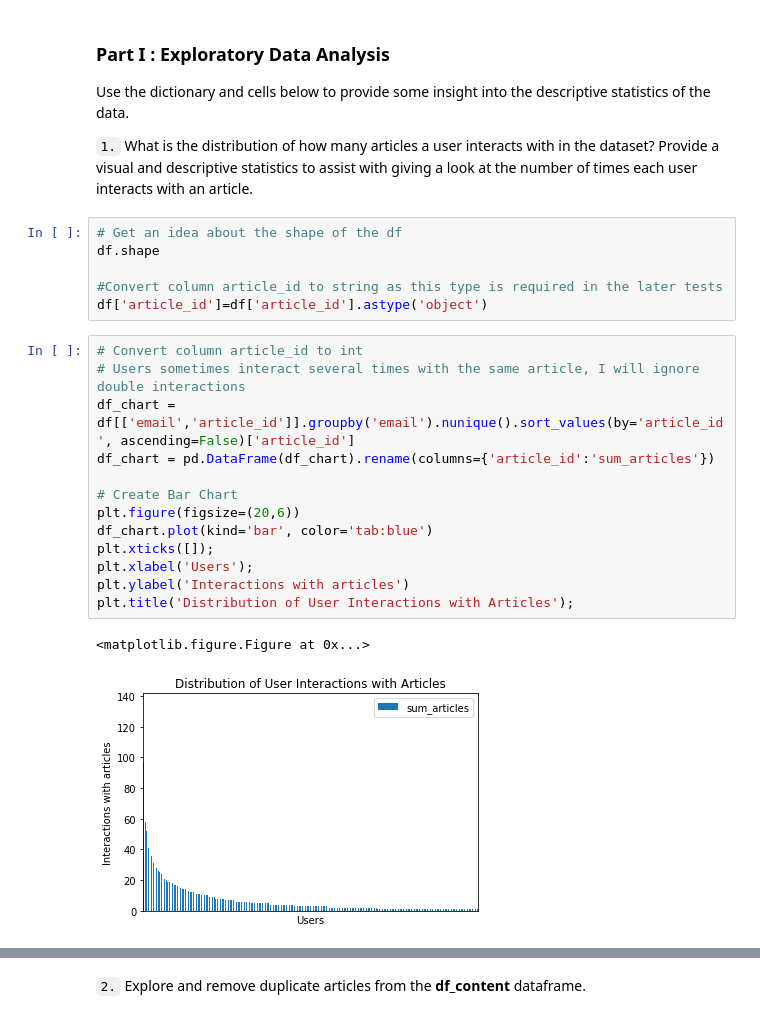
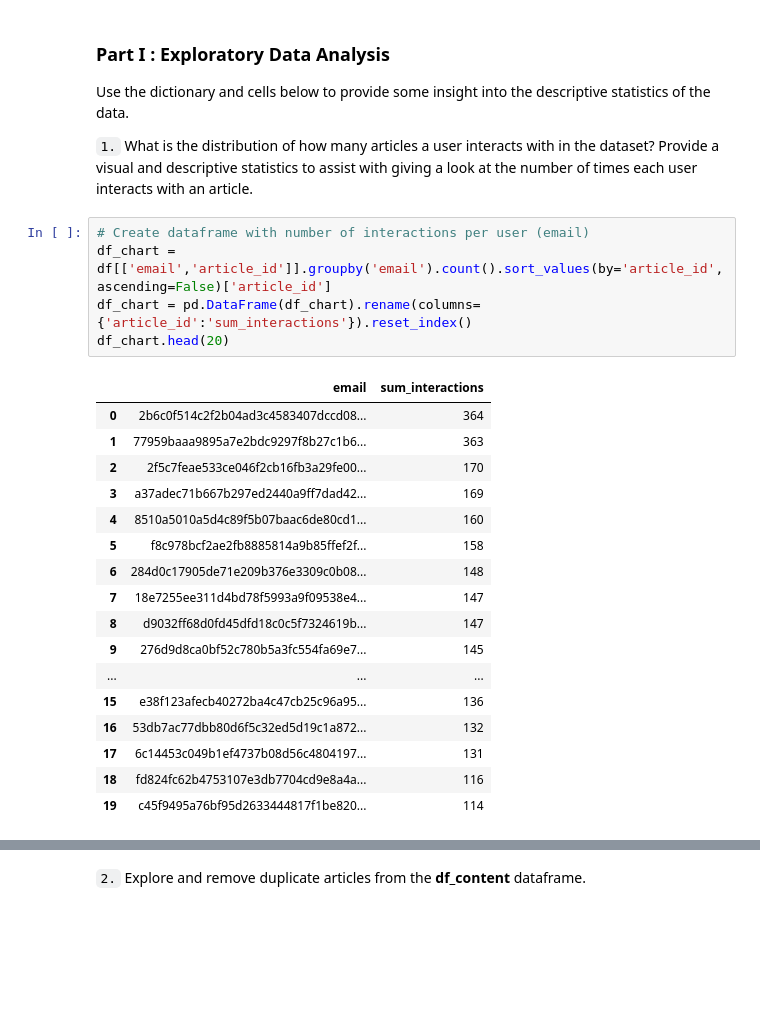
Before and after one commit to carini599/recommendation_engine_IBM, a Jupyter notebook: Recommendations_with_IBM.ipynb, the cells around one changed output, grey strips where cells are left out. Drawn from its saved outputs; the diff is of its cells as text; blank space fills up the shorter version.

```diff
--- a/Recommendations_with_IBM.ipynb
+++ b/Recommendations_with_IBM.ipynb
@@ -59,25 +59,26 @@ df_content.head()
 Use the dictionary and cells below to provide some insight into the descriptive statistics of the data.
 
 `1.` What is the distribution of how many articles a user interacts with in the dataset?  Provide a visual and descriptive statistics to assist with giving a look at the number of times each user interacts with an article.
-# %%
-# Get an idea about the shape of the df
-df.shape
-
-#Convert column article_id to string as this type is required in the later tests
-df['article_id']=df['article_id'].astype('object')
-# %%
-# Convert column article_id to int
-# Users sometimes interact several times with the same article, I will ignore double interactions
-df_chart = df[['email','article_id']].groupby('email').nunique().sort_values(by='article_id', ascending=False)['article_id']
-df_chart = pd.DataFrame(df_chart).rename(columns={'article_id':'sum_articles'})
-
-# Create Bar Chart
-plt.figure(figsize=(20,6))
-df_chart.plot(kind='bar', color='tab:blue')
-plt.xticks([]);
-plt.xlabel('Users');
-plt.ylabel('Interactions with articles')
-plt.title('Distribution of User Interactions with Articles');
-# %% [output]
-<matplotlib.figure.Figure at 0x...>
-[figure, removed]
+# %%
+# Create dataframe with number of interactions per user (email)
+df_chart = df[['email','article_id']].groupby('email').count().sort_values(by='article_id', ascending=False)['article_id']
+df_chart = pd.DataFrame(df_chart).rename(columns={'article_id':'sum_interactions'}).reset_index()
+df_chart.head(20)
+# %% [output]
+|  | email | sum_interactions |
+| 0 | 2b6c0f514c2f2b04ad3c4583407dccd08... | 364 |
+| 1 | 77959baaa9895a7e2bdc9297f8b27c1b6... | 363 |
+| 2 | 2f5c7feae533ce046f2cb16fb3a29fe00... | 170 |
+| 3 | a37adec71b667b297ed2440a9ff7dad42... | 169 |
+| 4 | 8510a5010a5d4c89f5b07baac6de80cd1... | 160 |
+| 5 | f8c978bcf2ae2fb8885814a9b85ffef2f... | 158 |
+| 6 | 284d0c17905de71e209b376e3309c0b08... | 148 |
+| 7 | 18e7255ee311d4bd78f5993a9f09538e4... | 147 |
+| 8 | d9032ff68d0fd45dfd18c0c5f7324619b... | 147 |
+| 9 | 276d9d8ca0bf52c780b5a3fc554fa69e7... | 145 |
+| ... | ... | ... |
+| 15 | e38f123afecb40272ba4c47cb25c96a95... | 136 |
+| 16 | 53db7ac77dbb80d6f5c32ed5d19c1a872... | 132 |
+| 17 | 6c14453c049b1ef4737b08d56c4804197... | 131 |
+| 18 | fd824fc62b4753107e3db7704cd9e8a4a... | 116 |
+| 19 | c45f9495a76bf95d2633444817f1be820... | 114 |
```
Also changed, not shown: parts of 11 cells of this notebook.
